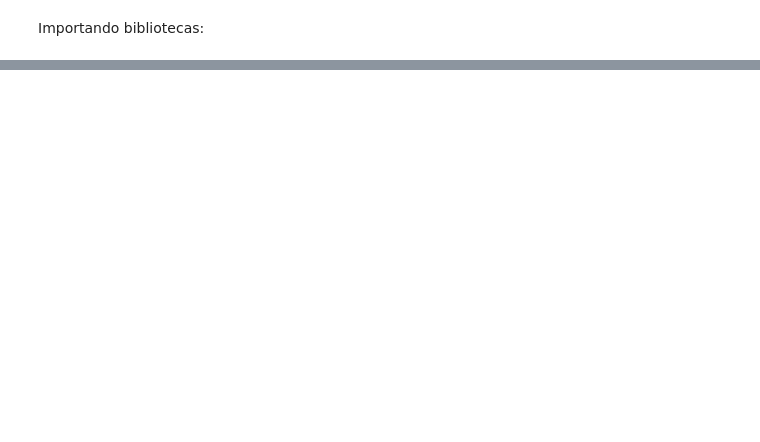
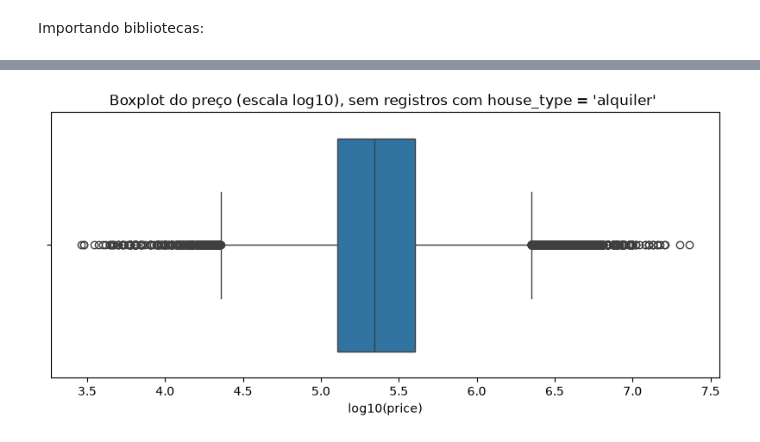
Before and after one commit to MarcioPaiano/SENAI-Projeto3, a Jupyter notebook: notebook/projetofinal.ipynb, the cells around one changed output, grey strips where cells are left out. Saved outputs shown, nothing was run; the diff lists cells and outputs as text; code cells hidden in the pictures; blank space fills up the shorter version.

```diff
--- a/notebook/projetofinal.ipynb
+++ b/notebook/projetofinal.ipynb
@@ -18,0 +1321,22 @@ ModuleNotFoundError: No module named 'sklearn'
+# %%
+# Gráfico boxplot da variável preço sem alquiler
+import matplotlib.pyplot as plt
+import seaborn as sns
+
+plt.figure(figsize=(10,4))
+
+sns.boxplot(x=np.log10(df_tratado2["price"]))
+
+plt.title("Boxplot do preço (escala log10), sem registros com house_type = 'alquiler' ")
+plt.xlabel("log10(price)")
+
+# Salva o gráfico
+plt.savefig(
+    "../outputs/figures/boxplot_preco_log_sem_alquiler.png",
+    dpi=300,
+    bbox_inches="tight"
+)
+
+plt.show()
+# %% [output]
+[figure, added]
```
Also changed, not shown: parts of 129 cells of this notebook, 5 other files.
